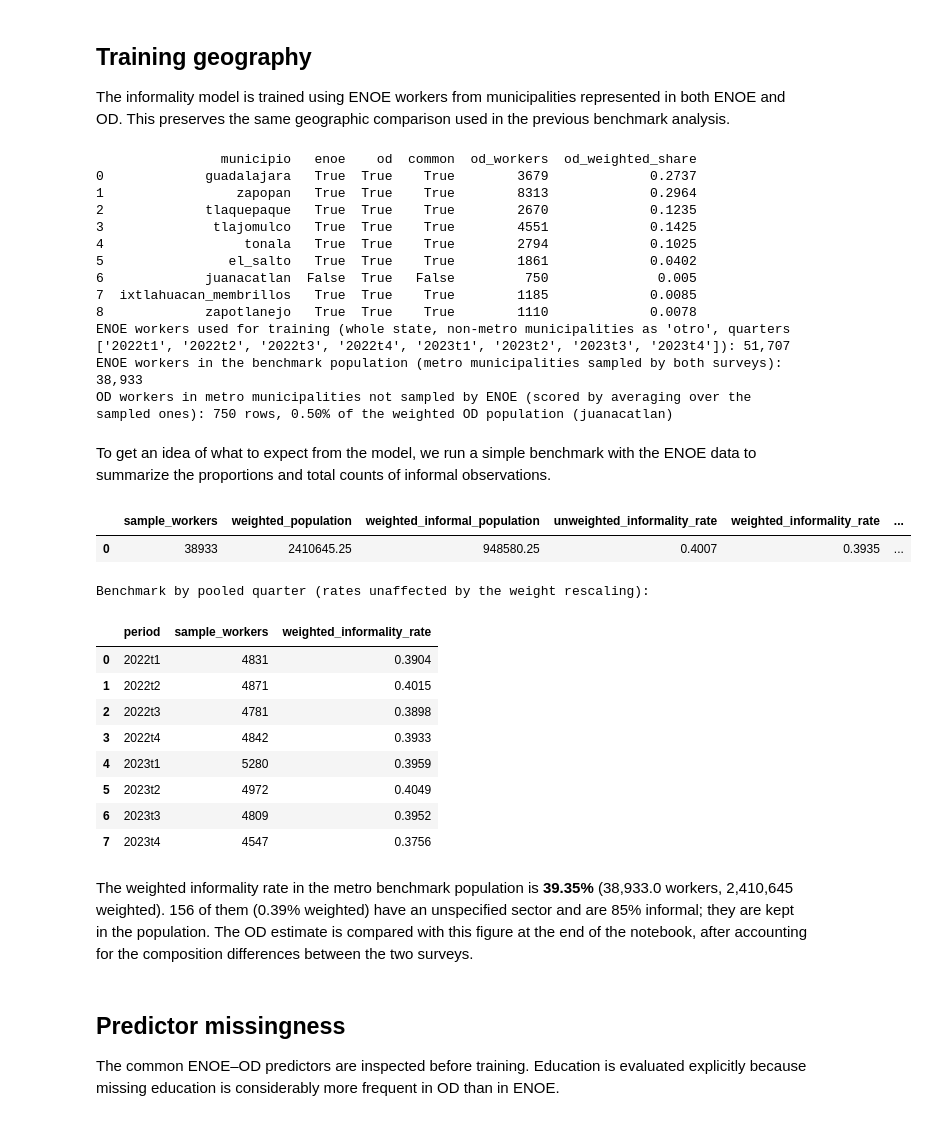
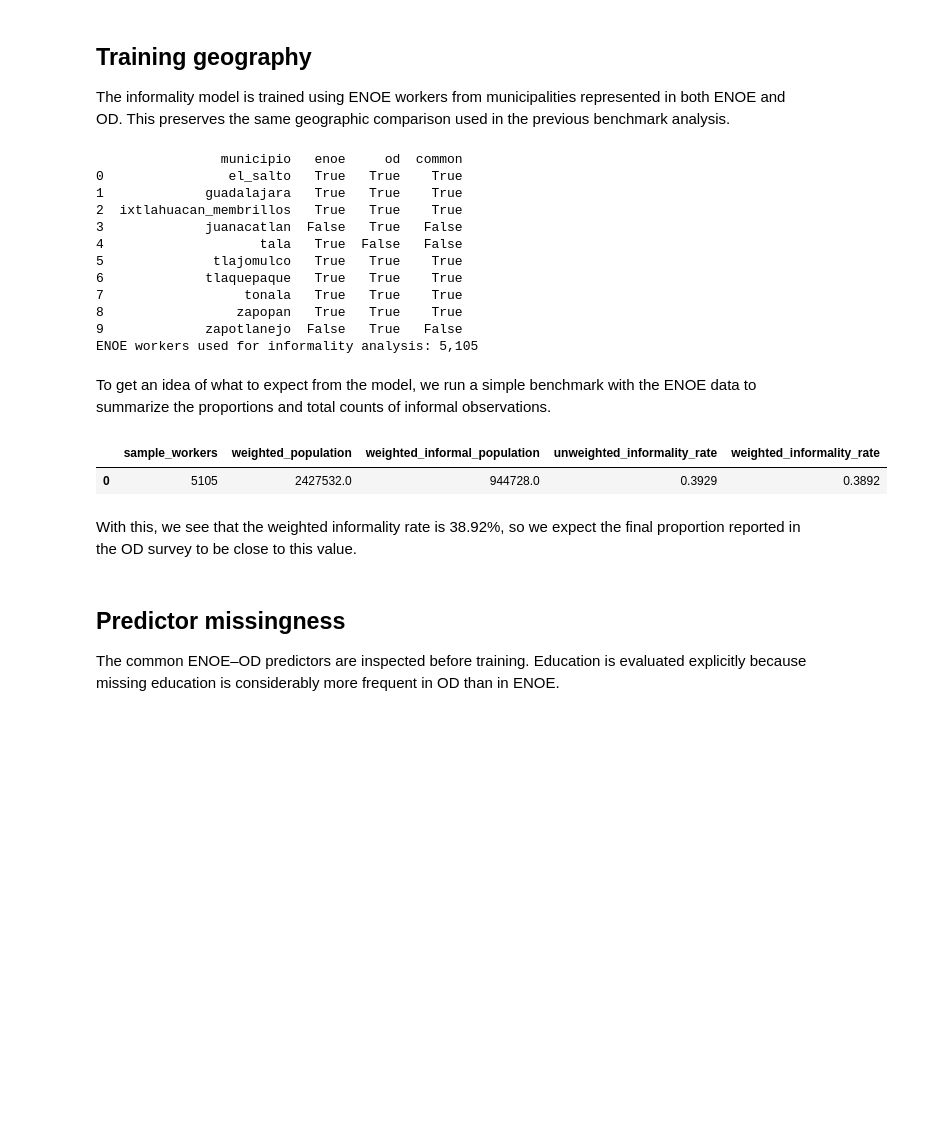
Before and after one commit to CentroFuturoCiudades/informal-jobs-model, a Jupyter notebook: notebooks/05_informality_model.ipynb, the cells around one changed output. Drawn from its saved outputs; the diff is of its cells as text; code cells hidden in the pictures; blank space fills up the shorter version.

```diff
--- a/notebooks/05_informality_model.ipynb
+++ b/notebooks/05_informality_model.ipynb
@@ -34,55 +40,32 @@ For workers whose sector was originally observed, $P(S_i=s\mid X_i)$ is one-hot
 
 The informality model is trained using ENOE workers from municipalities represented in both ENOE and OD. This preserves the same geographic comparison used in the previous benchmark analysis.
 # %%
-enoe_informality, enoe_benchmark, training_municipalities, geography_summary = ijm.select_common_informality_population(enoe, od)
-print(geography_summary.round(4))
-print(f"ENOE workers used for training (whole state, non-metro municipalities as 'otro', quarters {sorted(enoe_informality['period'].unique())}): {len(enoe_informality):,}")
-print(f"ENOE workers in the benchmark population (metro municipalities sampled by both surveys): {len(enoe_benchmark):,}")
-outside = geography_summary[~geography_summary["enoe"]]
-print(f"OD workers in metro municipalities not sampled by ENOE (scored by averaging over the sampled ones): {outside['od_workers'].sum():,} rows, {outside['od_weighted_share'].sum():.2%} of the weighted OD population ({', '.join(outside['municipio'])})")
+enoe_informality, geography_summary = src.select_common_informality_population(enoe, od)
+print(geography_summary)
+print(f"ENOE workers used for informality analysis: {len(enoe_informality):,}")
 # %% [output]
-                municipio   enoe    od  common  od_workers  od_weighted_share
-0             guadalajara   True  True    True        3679             0.2737
-1                 zapopan   True  True    True        8313             0.2964
-2             tlaquepaque   True  True    True        2670             0.1235
-3              tlajomulco   True  True    True        4551             0.1425
-4                  tonala   True  True    True        2794             0.1025
-5                el_salto   True  True    True        1861             0.0402
-6             juanacatlan  False  True   False         750              0.005
-7  ixtlahuacan_membrillos   True  True    True        1185             0.0085
-8             zapotlanejo   True  True    True        1110             0.0078
-ENOE workers used for training (whole state, non-metro municipalities as 'otro', quarters ['2022t1', '2022t2', '2022t3', '2022t4', '2023t1', '2023t2', '2023t3', '2023t4']): 51,707
-ENOE workers in the benchmark population (metro municipalities sampled by both surveys): 38,933
-OD workers in metro municipalities not sampled by ENOE (scored by averaging over the sampled ones): 750 rows, 0.50% of the weighted OD population (juanacatlan)
+                municipio   enoe     od  common
+0                el_salto   True   True    True
+1             guadalajara   True   True    True
+2  ixtlahuacan_membrillos   True   True    True
+3             juanacatlan  False   True   False
+4                    tala   True  False   False
+5              tlajomulco   True   True    True
+6             tlaquepaque   True   True    True
+7                  tonala   True   True    True
+8                 zapopan   True   True    True
+9             zapotlanejo  False   True   False
+ENOE workers used for informality analysis: 5,105
 # %% [markdown]
 To get an idea of what to expect from the model, we run a simple benchmark with the ENOE data to summarize the proportions and total counts of informal observations.
 # %%
-informality_benchmark = ijm.calculate_enoe_informality_benchmark(enoe_benchmark)
-display(informality_benchmark.round(4))
-print("Benchmark by pooled quarter (rates unaffected by the weight rescaling):")
-ijm.calculate_enoe_informality_by_period(enoe_benchmark).round(4)
+informality_benchmark = src.calculate_enoe_informality_benchmark(enoe_informality)
+informality_benchmark.round(4)
 # %% [output]
-|  | sample_workers | weighted_population | weighted_informal_population | unweighted_informality_rate | weighted_informality_rate | ... |
-| 0 | 38933 | 2410645.25 | 948580.25 | 0.4007 | 0.3935 | ... |
+|  | sample_workers | weighted_population | weighted_informal_population | unweighted_informality_rate | weighted_informality_rate |
+| 0 | 5105 | 2427532.0 | 944728.0 | 0.3929 | 0.3892 |
-Benchmark by pooled quarter (rates unaffected by the weight rescaling):
-|  | period | sample_workers | weighted_informality_rate |
-| 0 | 2022t1 | 4831 | 0.3904 |
-| 1 | 2022t2 | 4871 | 0.4015 |
-| 2 | 2022t3 | 4781 | 0.3898 |
-| 3 | 2022t4 | 4842 | 0.3933 |
-| 4 | 2023t1 | 5280 | 0.3959 |
-| 5 | 2023t2 | 4972 | 0.4049 |
-| 6 | 2023t3 | 4809 | 0.3952 |
-| 7 | 2023t4 | 4547 | 0.3756 |
-# %%
-from IPython.display import Markdown
-b = informality_benchmark.iloc[0]
-text = (f"The weighted informality rate in the metro benchmark population is **{b['weighted_informality_rate']:.2%}** ({b['sample_workers']:,} workers, {b['weighted_population']:,.0f} weighted). "
-        f"{int(b['unspecified_sector_workers'])} of them ({b['unspecified_sector_weighted_share']:.2%} weighted) have an unspecified sector and are {b['unspecified_sector_informality_rate']:.0%} informal; they are kept in the population. "
-        "The OD estimate is compared with this figure at the end of the notebook, after accounting for the composition differences between the two surveys.")
-display(Markdown(text))
-# %% [output]
-The weighted informality rate in the metro benchmark population is **39.35%** (38,933.0 workers, 2,410,645 weighted). 156 of them (0.39% weighted) have an unspecified sector and are 85% informal; they are kept in the population. The OD estimate is compared with this figure at the end of the notebook, after accounting for the composition differences between the two surveys.
+# %% [markdown]
+With this, we see that the weighted informality rate is 38.92%, so we expect the final proportion reported in the OD survey to be close to this value.
 # %% [markdown]
 ## Predictor missingness
 
```
Also changed, not shown: parts of 70 cells of this notebook, 8 other files.
